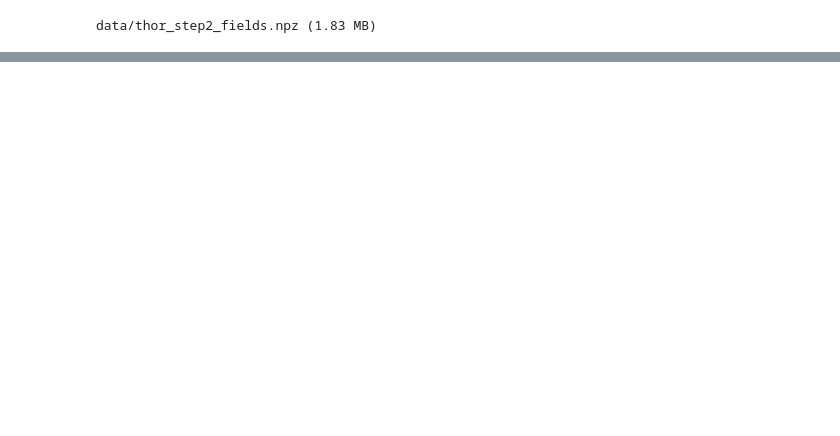
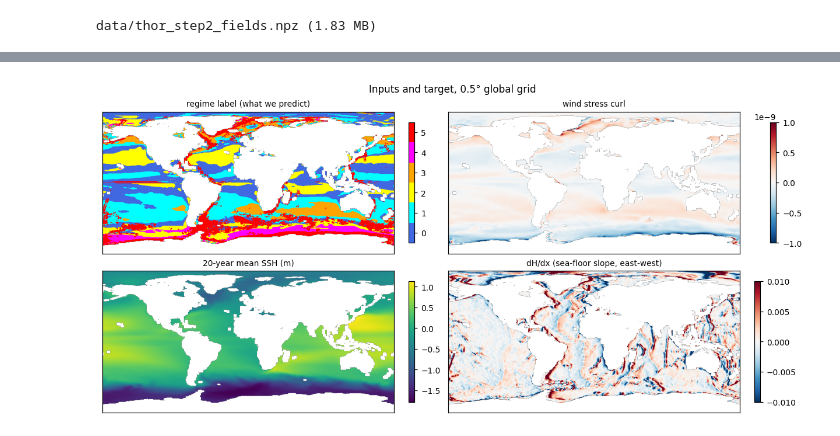
Before and after one commit to redouanelg/deep-learning-oceanography, a Jupyter notebook: overfitting-ocean-regimes/overfitting_ocean_regimes.ipynb, the cells around one changed output, grey strips where cells are left out. Cells and saved outputs as stored; diff of their text form; code cells hidden in the pictures; blank space fills up the shorter version.

```diff
--- a/overfitting-ocean-regimes/overfitting_ocean_regimes.ipynb
+++ b/overfitting-ocean-regimes/overfitting_ocean_regimes.ipynb
@@ -624,0 +196,12 @@ MIT licensed, downloaded rather than redistributed.
+# %%
+# multiplying propagates NaN: if anything is missing here, the product is NaN
+everything = np.stack([*FEATURES, label])
+VALID = ~np.isnan(np.prod(everything, axis=0))
+
+print(f"grid {n_lat} x {n_lon} = {VALID.size:,} cells")
+print(f"usable ocean cells:    {VALID.sum():,}")
+
+counts = np.bincount(label[VALID].astype(int), minlength=6)
+print("\nhow common is each regime, as a percentage of usable cells:")
+for k, pct in enumerate(100 * counts / counts.sum()):
+    print(f"  regime {k}: {pct:5.1f}%")
@@ -624,0 +245,32 @@ MIT licensed, downloaded rather than redistributed.
+# %%
+def show_map(ax, field, title, **kwargs):
+    'Draw a 2-D field with north at the top, masked to usable cells.'
+    masked = np.where(VALID, field, np.nan)
+    image = ax.imshow(np.flipud(masked), aspect="auto", **kwargs)
+    ax.set_title(title, fontsize=9)
+    ax.set_xticks([])
+    ax.set_yticks([])
+    return image
+
+
+fig, axes = plt.subplots(2, 2, figsize=(11, 5.2), constrained_layout=True)
+
+im = show_map(axes[0, 0], label, "regime label (what we predict)",
+              cmap=REGIME_CMAP, vmin=-0.5, vmax=5.5)
+fig.colorbar(im, ax=axes[0, 0], ticks=range(6), shrink=0.85)
+
+im = show_map(axes[0, 1], curl, "wind stress curl",
+              cmap="RdBu_r", vmin=-1e-9, vmax=1e-9)
+fig.colorbar(im, ax=axes[0, 1], shrink=0.85)
+
+im = show_map(axes[1, 0], ssh, "20-year mean SSH (m)", cmap="viridis")
+fig.colorbar(im, ax=axes[1, 0], shrink=0.85)
+
+im = show_map(axes[1, 1], dHdx, "dH/dx (sea-floor slope, east-west)",
+              cmap="RdBu_r", vmin=-1e-2, vmax=1e-2)
+fig.colorbar(im, ax=axes[1, 1], shrink=0.85)
+
+fig.suptitle("Inputs and target, 0.5° global grid", fontsize=11)
+plt.show()
+# %% [output]
+[figure, added]
```
Also changed, not shown: parts of 54 cells of this notebook, 1 other file.
